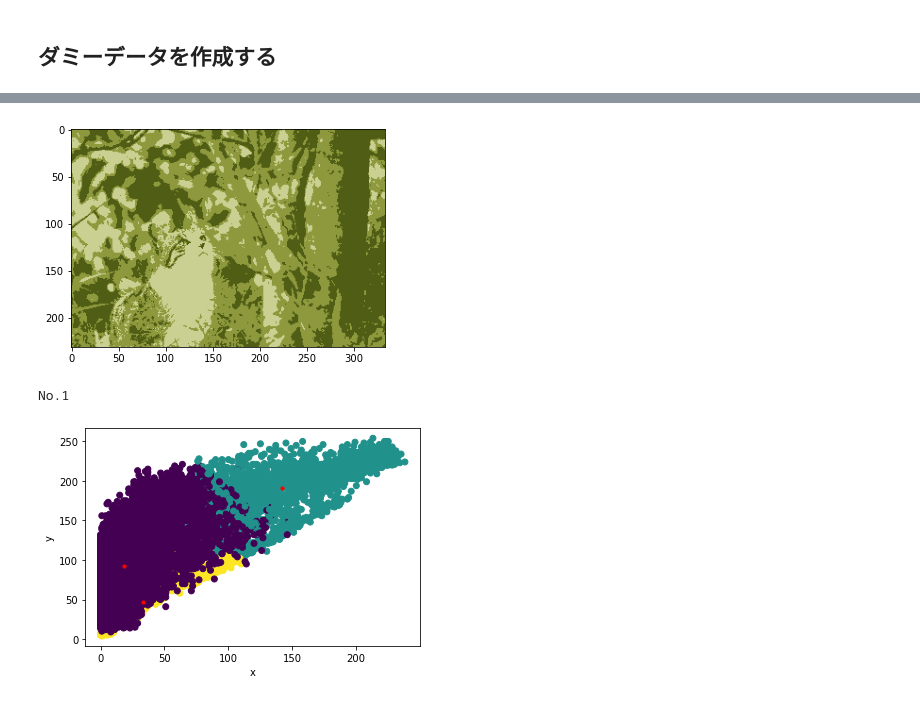
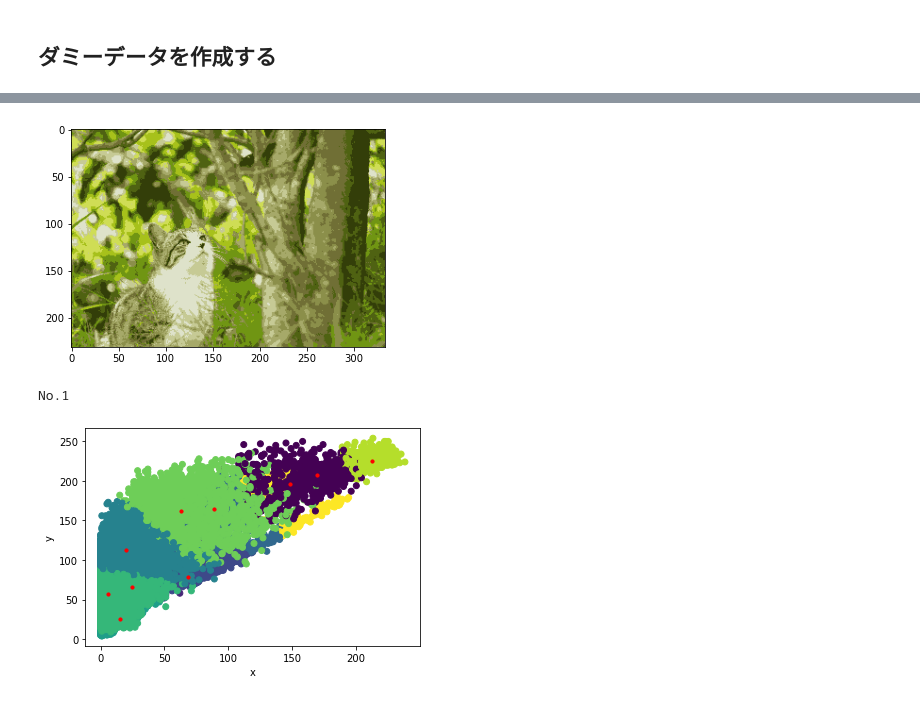
Before and after one commit to Go-to-Ray/Youtube_AI, a Jupyter notebook: Clusetering/k-means/k-means-fullscratch.ipynb, the cells around one changed output, grey strips where cells are left out. Cells and saved outputs as stored; diff of their text form; code cells hidden in the pictures.

```diff
--- a/Clusetering/k-means/k-means-fullscratch.ipynb
+++ b/Clusetering/k-means/k-means-fullscratch.ipynb
@@ -191,6 +193,6 @@ W1, H1, Ch1 = img_min1.shape
 col1 = img_min1.reshape(-1,3)
 
 kmn_cat = kmeans(plus=True,n_search=2, plot=False)
-_,best_center1, best_cluster1 = kmn_cat.fit(X=col1, k=3)
+_,best_center1, best_cluster1 = kmn_cat.fit(X=col1, k=10)
 # %% [output]
 No.1
@@ -225,18 +232,18 @@ img1_kmn = img1_kmn.reshape(W1, H1, Ch1).astype("uint8")
 plt.imshow(img1_kmn)
 plt.show()
 # %% [output]
-[figure, old version]
+[figure, new version]
 # %%
 img2 = plt.imread("Data/Sea-tropical.jpg")
 img_min2 = kmn_implot(img2,rate=2 ,verbose=True)
 W2, H2, Ch2 = img_min2.shape
 col2 = img_min2.reshape(-1,3)
 
 kmn_tropical = kmeans(plus=True,n_search=2, plot=False)
-_,best_center2, best_cluster2 = kmn_cat.fit(X=col2, k=3)
+_,best_center2, best_cluster2 = kmn_cat.fit(X=col2, k=10)
 # %% [output]
 No.1
-[figure, old version]
+[figure, new version]
 # %%
 #プロットしてみる
 fig = plt.figure()
```
Also changed, not shown: parts of 10 cells of this notebook.
